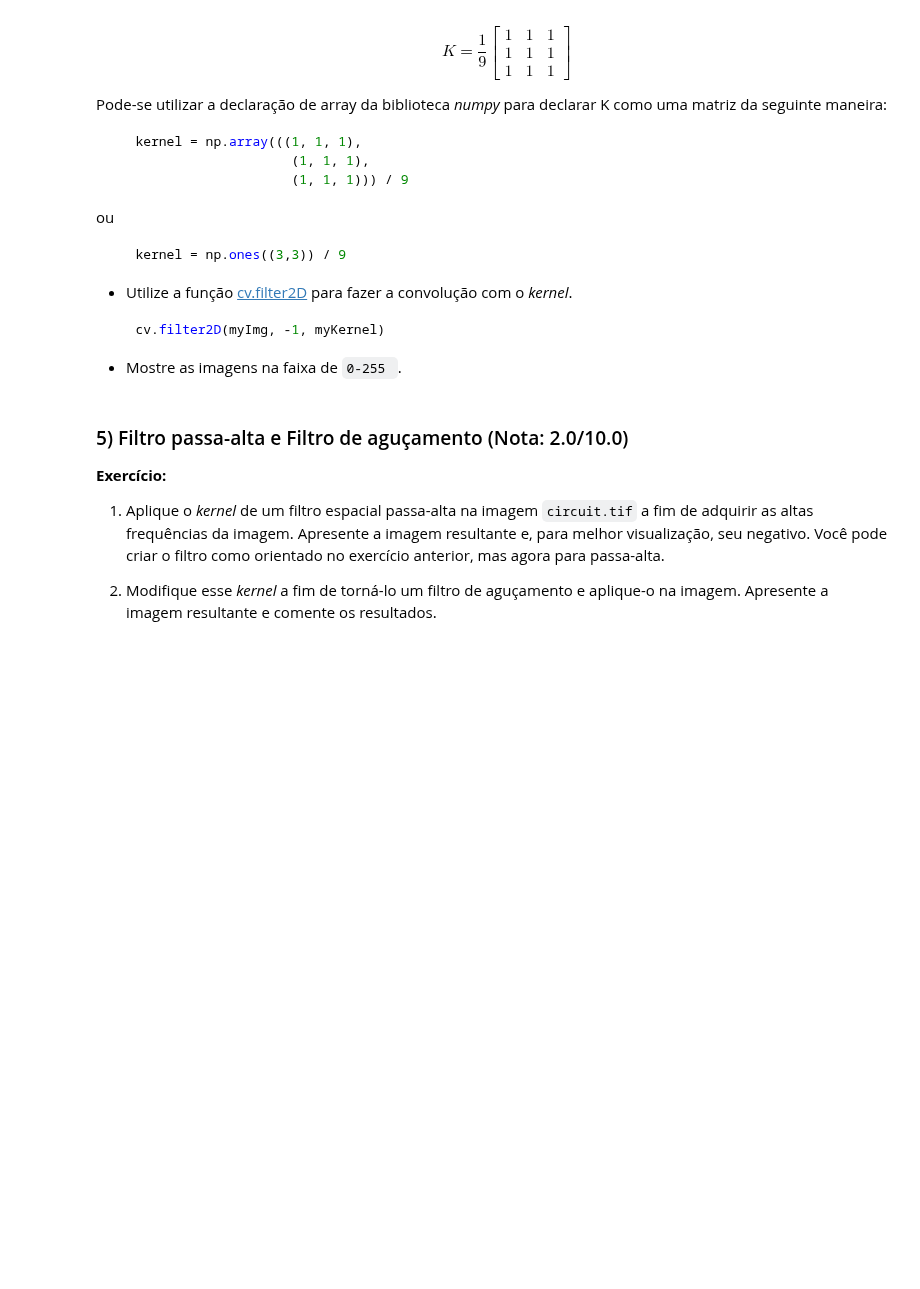
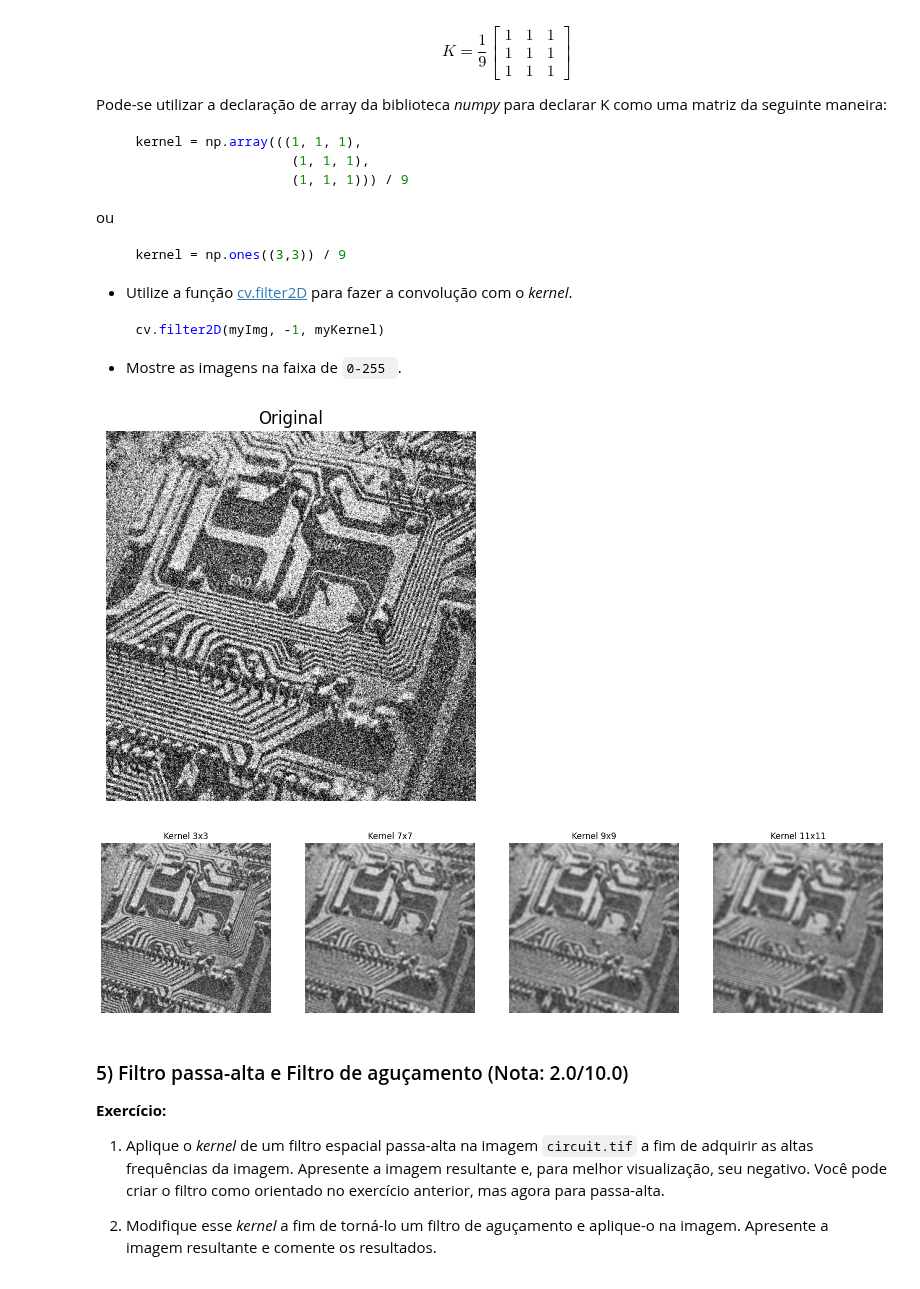
Before and after one commit to DanFerrari/comp_vision_usp, a Jupyter notebook: Lista_de_Exercicio_1.ipynb, the cells around one changed output. Drawn from its saved outputs; the diff is of its cells as text; code cells hidden in the pictures; blank space fills up the shorter version.

```diff
--- a/Lista_de_Exercicio_1.ipynb
+++ b/Lista_de_Exercicio_1.ipynb
@@ -353,3 +347,31 @@ exibir_imagens_horizontal([theshold_bin,theshold_otsu])
+# %%
+## -- Seu código começa AQUI -- ##
+
+
+img_ruido = cv.imread("./board_ruido.tif")
+
+filtros = [3,7,9,11]
+
+plt.imshow(img_ruido,vmin=0,vmax=255)
+plt.title("Original")
+plt.axis("off")
+plt.show()
+
+fig,axes = plt.subplots(1,len(filtros),figsize = (20,5))
+for i,k in enumerate(filtros):
+    img_sample = img_ruido.copy()
+    kernel = np.ones((k,k)) / (k * k )
+    axes[i].imshow(cv.filter2D(img_sample,-1,kernel), vmin = 0, vmax = 255)
+    axes[i].set_title(f"Kernel {k}x{k}")
+    axes[i].axis("off")
+
+plt.show()
+## -- Seu código termina AQUI -- ##
+
+# Comentários:
+# %% [output]
+[figure, added]
+[figure, added]
 # %% [markdown]
 ### 5) Filtro passa-alta e Filtro de aguçamento (Nota: 2.0/10.0)
 
```
Also changed, not shown: parts of 4 cells of this notebook.
